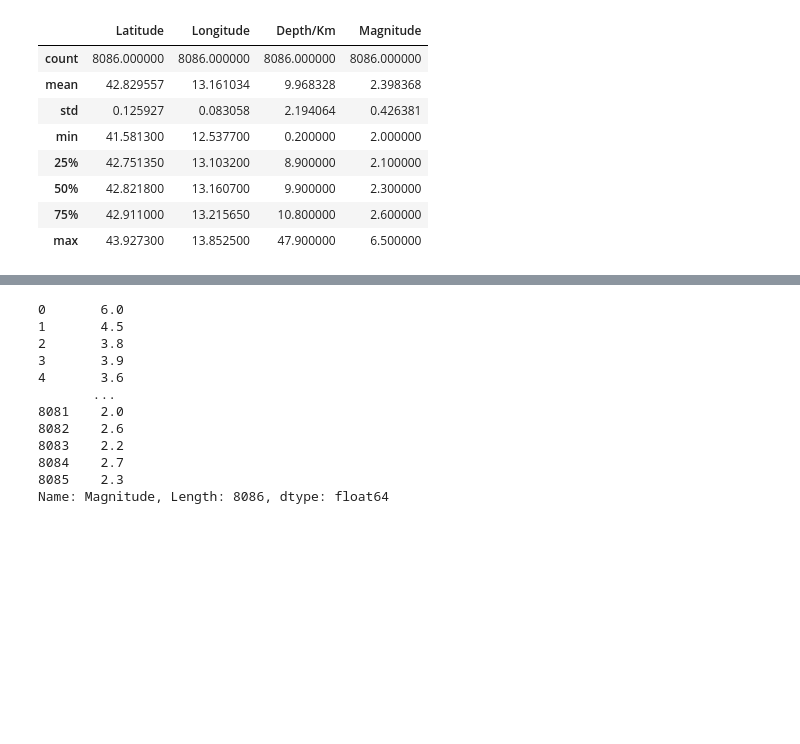
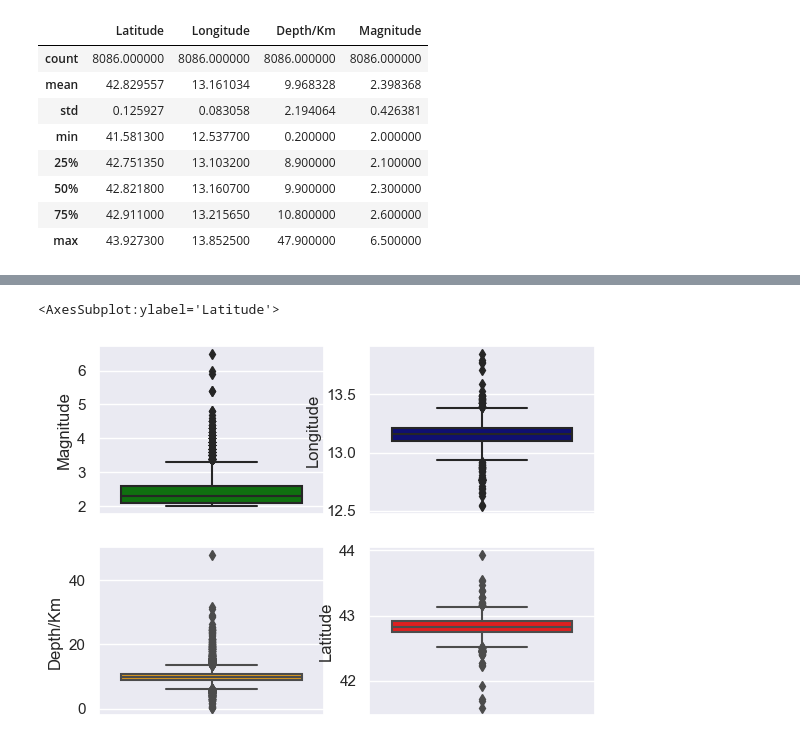
Before and after one commit to MrBloom911/SismicOperations, a Jupyter notebook: ProyectoComp.ipynb, the cells around one changed output, grey strips where cells are left out. Saved outputs shown, nothing was run; the diff lists cells and outputs as text; code cells hidden in the pictures; blank space fills up the shorter version.

```diff
--- a/ProyectoComp.ipynb
+++ b/ProyectoComp.ipynb
@@ -66,18 +64,13 @@ plt.show()
 # %%
-df['Magnitude']
+sns.set()
+gbox, axes = plt.subplots(2, 2)
+sns.boxplot(data=df,y='Magnitude',ax=axes[0,0],color='green')
+sns.boxplot(data=df,y='Longitude',ax=axes[0,1],color='navy')
+sns.boxplot(data=df,y='Depth/Km',ax=axes[1,0],color='orange')
+sns.boxplot(data=df,y='Latitude',ax=axes[1,1],color='red')
 # %% [output]
-0       6.0
-1       4.5
-2       3.8
-3       3.9
-4       3.6
-       ...
-8081    2.0
-8082    2.6
-8083    2.2
-8084    2.7
-8085    2.3
-Name: Magnitude, Length: 8086, dtype: float64
+<AxesSubplot:ylabel='Latitude'>
+[figure, added]
 # %%
 #TO-DO
 #-Decidir si indexar el dataset con la columna Time
```
Also changed, not shown: parts of 9 cells of this notebook.
